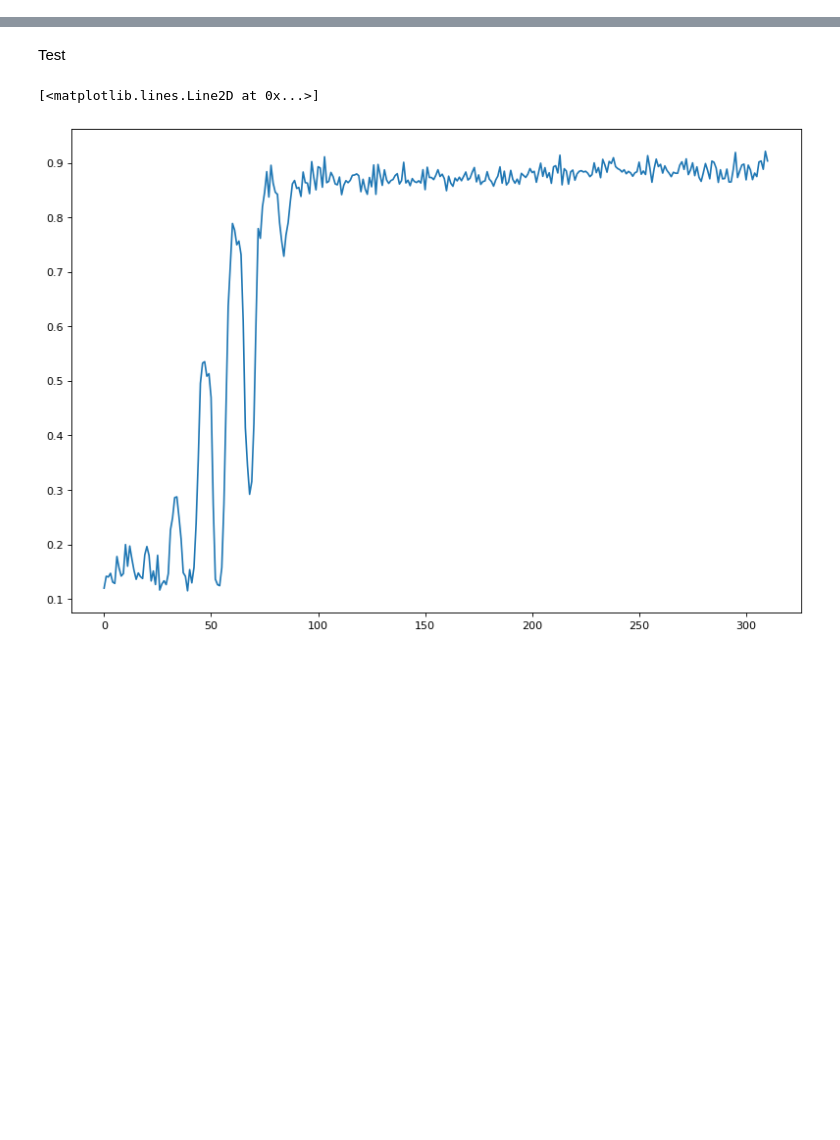
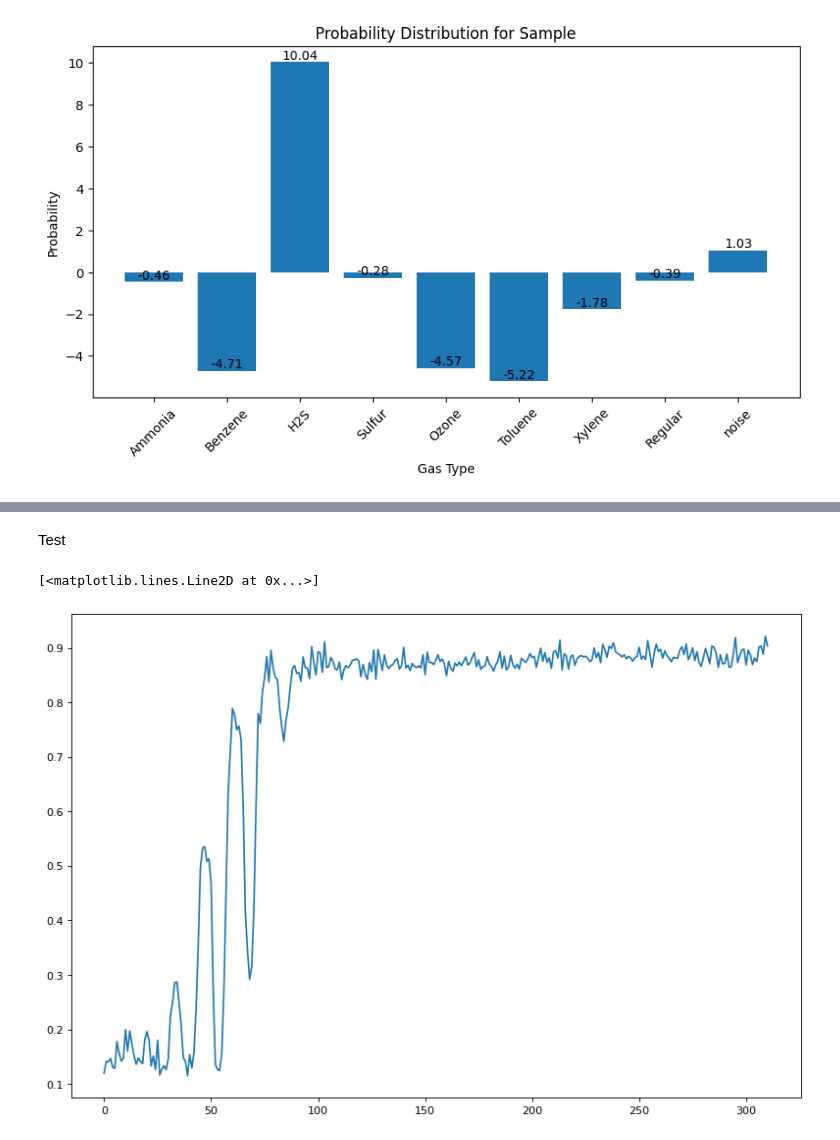
Before and after one commit to talhaim11/Gas_Detector_5_24, a Jupyter notebook: Gas_classify.ipynb, the cells around one changed output, grey strips where cells are left out. Saved outputs shown, nothing was run; the diff lists cells and outputs as text; code cells hidden in the pictures; blank space fills up the shorter version.

```diff
--- a/Gas_classify.ipynb
+++ b/Gas_classify.ipynb
@@ -287,0 +213,2 @@ model.evaluate(X_test, y_test)
+# %%
+model2.load_weights(weights_folder)
@@ -287,0 +234,23 @@ model.evaluate(X_test, y_test)
+# %%
+# Perform inference to get predicted probabilities
+probabilities = model2.predict(TEST)
+
+# Extracting probabilities for a specific sample (e.g., the first sample in the test set)
+sample_index = 0
+sample_probabilities = probabilities[sample_index]
+
+# Plotting the probability distribution with numerical labels
+plt.figure(figsize=(10, 5))
+bars = plt.bar(LABELS, sample_probabilities)
+plt.xlabel('Gas Type')
+plt.ylabel('Probability')
+plt.title('Probability Distribution for Sample')
+plt.xticks(rotation=45)
+
+# Adding numerical labels to the bars
+for bar, prob in zip(bars, sample_probabilities):
+    height = bar.get_height()
+    plt.text(bar.get_x() + bar.get_width() / 2, height, f'{prob:.2f}', ha='center', va='bottom')
+
+plt.show()
+# %% [output]
@@ -288 +258,2 @@ model.evaluate(X_test, y_test)
+[figure, added]
 # %%
```
Also changed, not shown: parts of 28 cells of this notebook, 5 other files.
